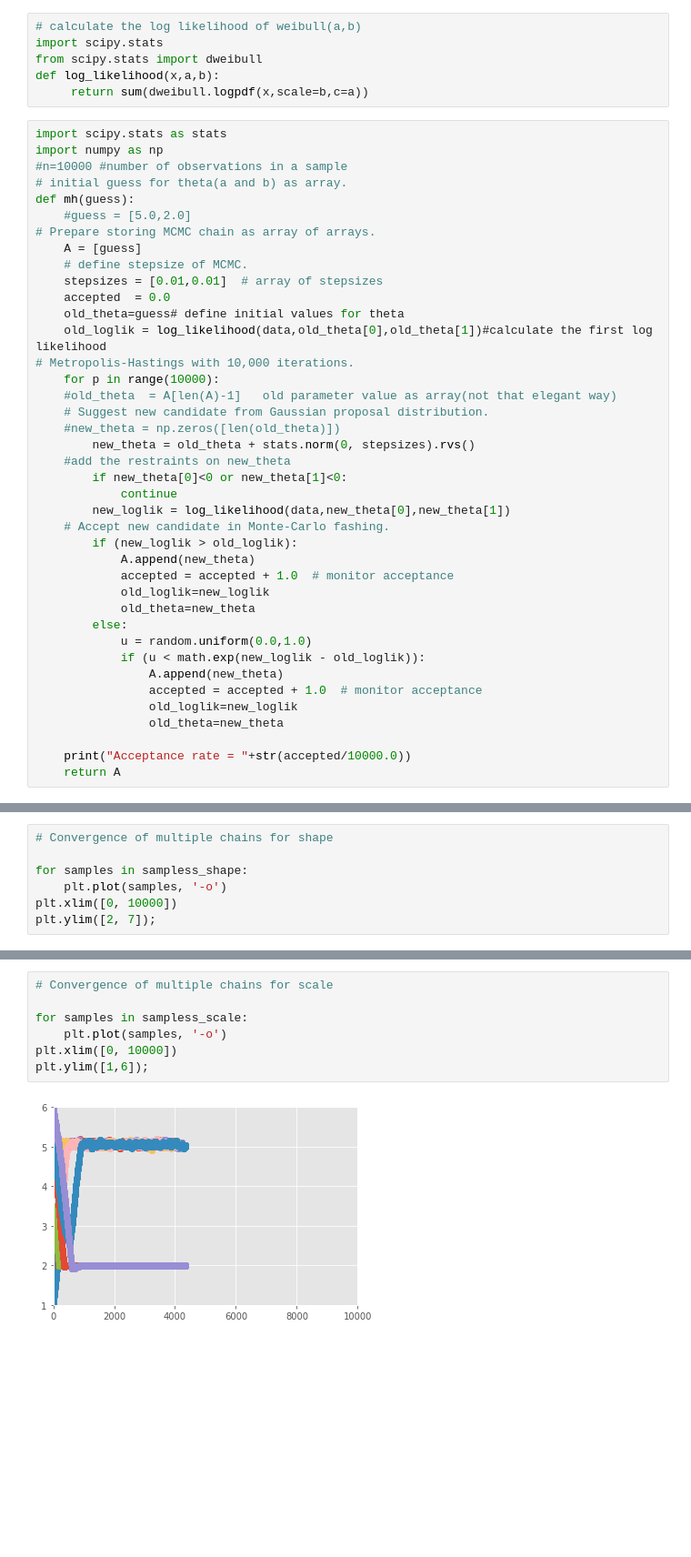
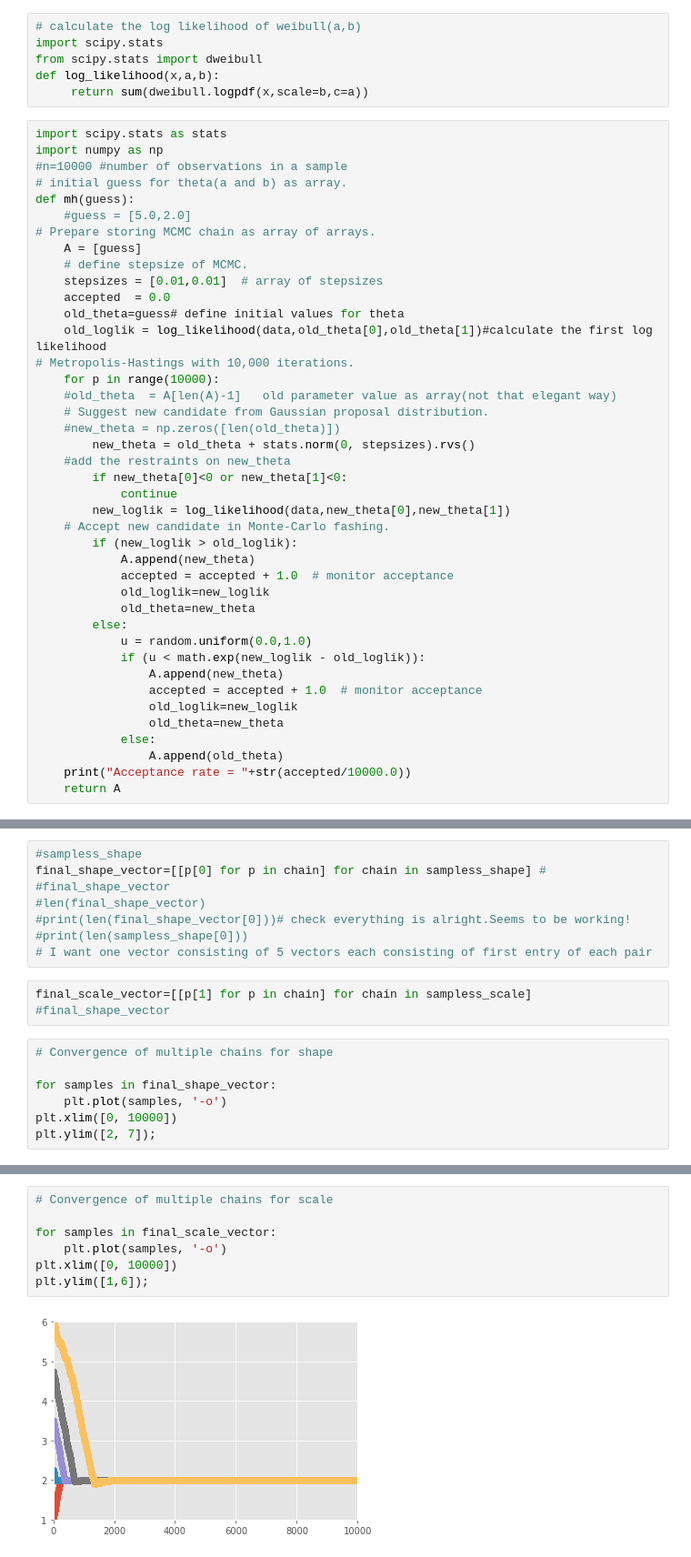
Before and after one commit to ionut199418/ionut, a Jupyter notebook: Convergence+of+multiple+chains+for+my+code.ipynb, the cells around one changed output, grey strips where cells are left out. Shown at 91% size. Drawn from its saved outputs; the diff is of its cells as text; blank space fills up the shorter version.

```diff
--- a/Convergence+of+multiple+chains+for+my+code.ipynb
+++ b/Convergence+of+multiple+chains+for+my+code.ipynb
@@ -87,7 +87,8 @@ def mh(guess):
                 accepted = accepted + 1.0  # monitor acceptance
                 old_loglik=new_loglik
                 old_theta=new_theta
-
+            else:
+                A.append(old_theta)
     print("Acceptance rate = "+str(accepted/10000.0))
     return A
 # %%
@@ -178,7 +135,18 @@ for i in range(len(A)-1):
+# %%
+#sampless_shape
+final_shape_vector=[[p[0] for p in chain] for chain in sampless_shape] #
+#final_shape_vector
+#len(final_shape_vector)
+#print(len(final_shape_vector[0]))# check everything is alright.Seems to be working!
+#print(len(sampless_shape[0]))
+# I want one vector consisting of 5 vectors each consisting of first entry of each pair
+# %%
+final_scale_vector=[[p[1] for p in chain] for chain in sampless_scale]
+#final_shape_vector
 # %%
 # Convergence of multiple chains for shape
 
-for samples in sampless_shape:
+for samples in final_shape_vector:
     plt.plot(samples, '-o')
 plt.xlim([0, 10000])
 plt.ylim([2, 7]);
@@ -187,9 +155,9 @@ plt.ylim([2, 7]);
 # %%
 # Convergence of multiple chains for scale
 
-for samples in sampless_scale:
+for samples in final_scale_vector:
     plt.plot(samples, '-o')
 plt.xlim([0, 10000])
 plt.ylim([1,6]);
 # %% [output]
-[figure, old version]
+[figure, new version]
```
Also changed, not shown: parts of 7 cells of this notebook, 3 other files.
